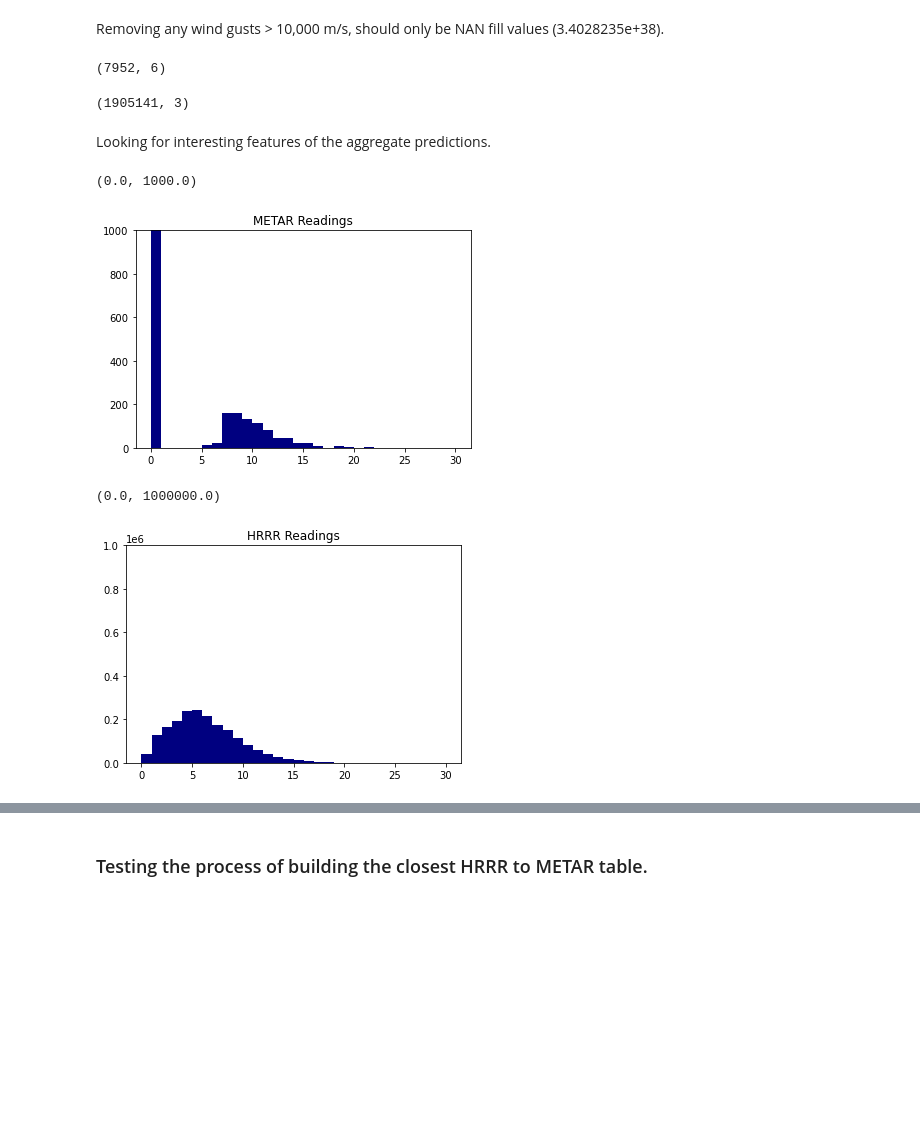
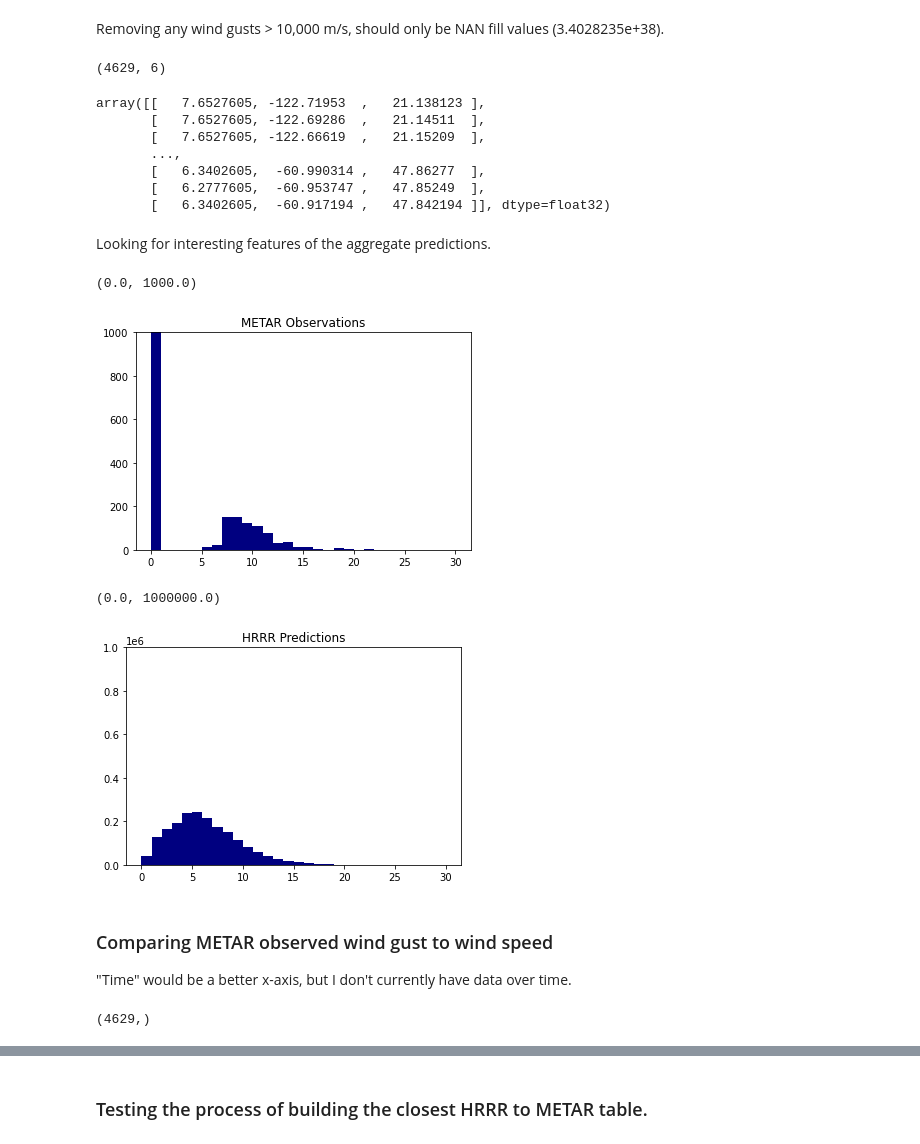
Before and after one commit to jesseturner/Wind-Gust-Predictions, a Jupyter notebook: HRRR_Performance_Evaluation.ipynb, the cells around one changed output, grey strips where cells are left out. Drawn from its saved outputs; the diff is of its cells as text; code cells hidden in the pictures; blank space fills up the shorter version.

```diff
--- a/HRRR_Performance_Evaluation.ipynb
+++ b/HRRR_Performance_Evaluation.ipynb
@@ -30,16 +30,22 @@ met_temp = Met_20170701.variables['temperature']
 met_windspeed = Met_20170701.variables['windSpeed']
 met_press = Met_20170701.variables['seaLevelPress']
 
+top = 49.3457868  # north lat
+left = -124.7844079  # west lon
+right = -66.9513812  # east lon
+bottom = 24.7433195  # south lat
+
 cell = []
 for g, lon, lat, t, ws, p in zip(met_gust, met_lon, met_lat,
                                      met_temp, met_windspeed, met_press):
-    cell.append((g, lon, lat, t, ws, p))
+    if left <= lon <= right and bottom <= lat <= top:
+        cell.append((g, lon, lat, t, ws, p))
 
 met_arr = np.asarray(cell)
 np.nan_to_num(met_arr, False, 0)
 met_arr.shape
 # %% [output]
-(7952, 6)
+(4629, 6)
 # %%
 hrrr_gust = Hrrr.variables['GUST_P0_L1_GLC0']
 hrrr_lat = Hrrr.variables['gridlat_0']
@@ -55,22 +61,36 @@ for g, lon, lat in zip(hrrr_gust_flat, hrrr_lon_flat, hrrr_lat_flat):
 
 hrrr_arr = np.asarray(cell)
 np.nan_to_num(hrrr_arr, False, 0)
-hrrr_arr.shape
+hrrr_arr
 # %% [output]
-(1905141, 3)
+array([[   7.6527605, -122.71953  ,   21.138123 ],
+       [   7.6527605, -122.69286  ,   21.14511  ],
+       [   7.6527605, -122.66619  ,   21.15209  ],
+       ...,
+       [   6.3402605,  -60.990314 ,   47.86277  ],
+       [   6.2777605,  -60.953747 ,   47.85249  ],
+       [   6.3402605,  -60.917194 ,   47.842194 ]], dtype=float32)
 # %% [markdown]
 Looking for interesting features of the aggregate predictions.
 # %%
 hist_metar = plt.hist(met_arr[:, 0], bins=30, color='navy', range=[0,30], )
-plt.title("METAR Readings")
+plt.title("METAR Observations")
 plt.ylim(0,1000)
 # %% [output]
 (0.0, 1000.0)
-[figure, old version]
+[figure, new version]
 # %%
 hist_hrrr = plt.hist(hrrr_arr[:, 0], bins=30, color='navy', range=[0,30], )
-plt.title("HRRR Readings")
+plt.title("HRRR Predictions")
 plt.ylim(0,1000000)
 # %% [output]
 (0.0, 1000000.0)
-[figure, old version]
+[figure, new version]
+# %% [markdown]
+### Comparing METAR observed wind gust to wind speed
+
+"Time" would be a better x-axis, but I don't currently have data over time.
+# %%
+met_arr[:,0].shape
+# %% [output]
+(4629,)
```
Also changed, not shown: parts of 11 cells of this notebook.
